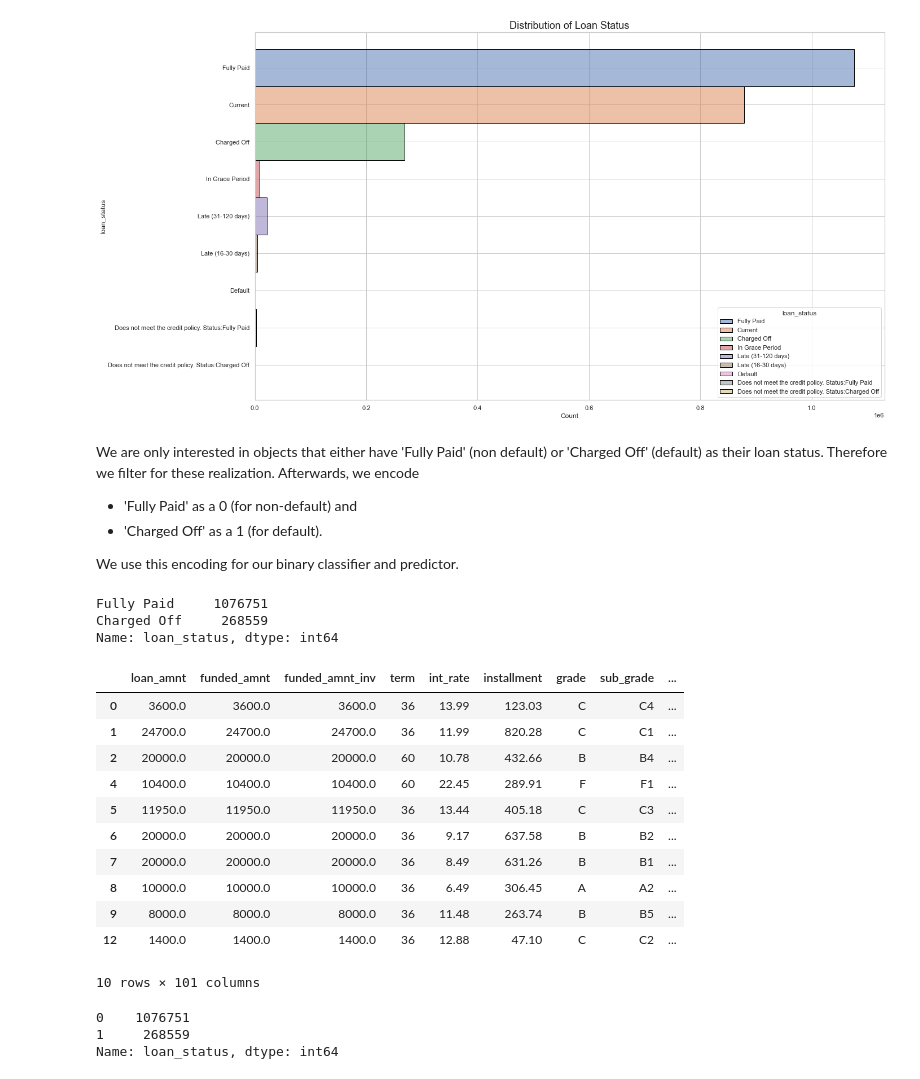
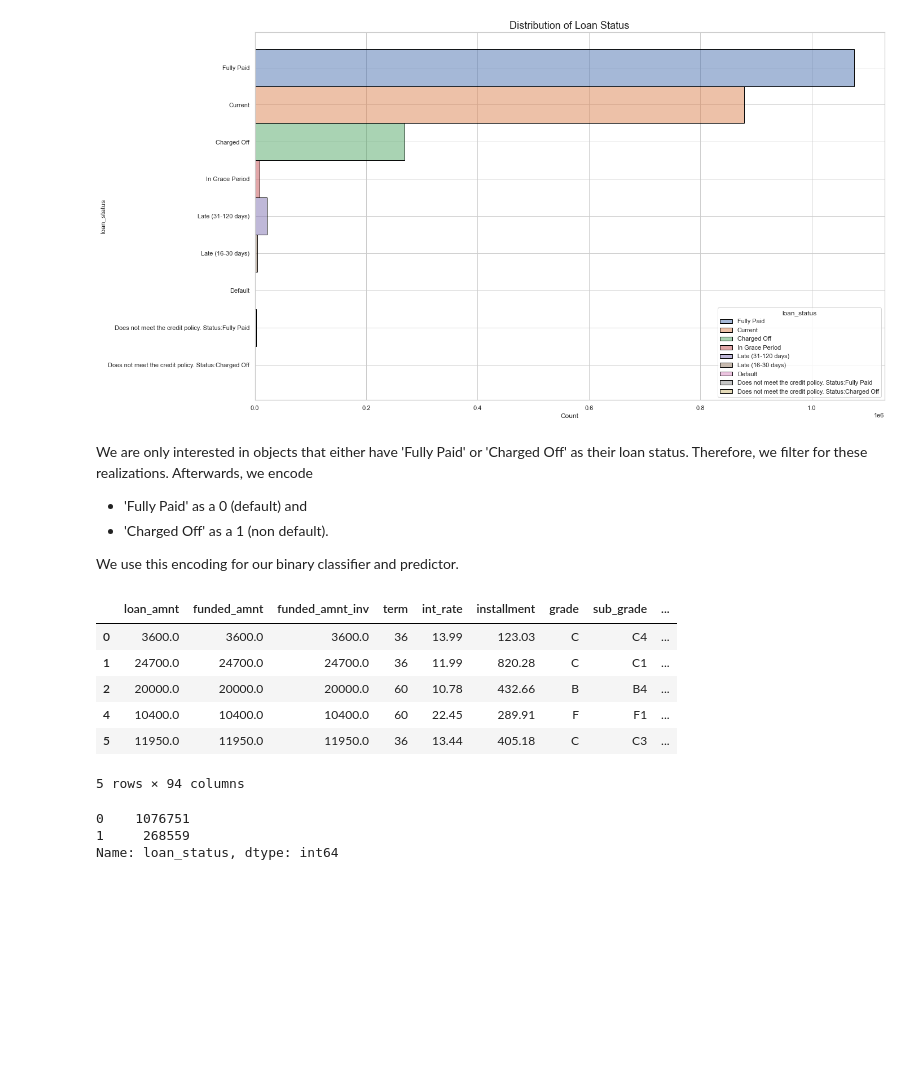
Before and after one commit to negralessio/advanced-ml-final-project, a Jupyter notebook: notebooks/preprocessing.ipynb, the cells around one changed output. Saved outputs shown, nothing was run; the diff lists cells and outputs as text; code cells hidden in the pictures; blank space fills up the shorter version.

```diff
--- a/notebooks/preprocessing.ipynb
+++ b/notebooks/preprocessing.ipynb
@@ -189,7 +150,7 @@ We can see that there exist nominal attributes that have too many realization, s
 # Set threshold
 alpha = 100
 
-nominal_columns_to_drop = categorical_df.query(f'n_unique_objects >= {alpha}').index
+nominal_columns_to_drop = cat_stats_df.query(f'n_unique_objects >= {alpha}').index
 accepted_df.drop(nominal_columns_to_drop, axis=1, inplace=True)
 print(f'Dropped nominal attributes are {nominal_columns_to_drop}')
 # %% [output]
@@ -229,43 +168,32 @@ plt.show()
 # %% [output]
 [figure]
 # %% [markdown]
-We are only interested in objects that either have 'Fully Paid' (non default) or 'Charged Off' (default) as their loan status. Therefore we filter for these realization.
+We are only interested in objects that either have 'Fully Paid' or 'Charged Off' as their loan status. Therefore, we filter for these realizations.
 Afterwards, we encode
-- 'Fully Paid' as a 0 (for non-default) and
-- 'Charged Off' as a 1 (for default).
+- 'Fully Paid' as a 0 (default) and
+- 'Charged Off' as a 1 (non default).
 
 We use this encoding for our binary classifier and predictor.
 # %%
 # Keep only objects with 'Fully Paid' or 'Charged Off' realization in loan_status.
 accepted_df = accepted_df.query('(loan_status == "Fully Paid") | (loan_status == "Charged Off")')
 # Preview binary distribution
 accepted_df.loan_status.value_counts()
+accepted_df.head()
 # %% [output]
+|  | loan_amnt | funded_amnt | funded_amnt_inv | term | int_rate | installment | grade | sub_grade | ... |
+| 0 | 3600.0 | 3600.0 | 3600.0 | 36 | 13.99 | 123.03 | C | C4 | ... |
+| 1 | 24700.0 | 24700.0 | 24700.0 | 36 | 11.99 | 820.28 | C | C1 | ... |
+| 2 | 20000.0 | 20000.0 | 20000.0 | 60 | 10.78 | 432.66 | B | B4 | ... |
+| 4 | 10400.0 | 10400.0 | 10400.0 | 60 | 22.45 | 289.91 | F | F1 | ... |
+| 5 | 11950.0 | 11950.0 | 11950.0 | 36 | 13.44 | 405.18 | C | C3 | ... |
-Fully Paid     1076751
-Charged Off     268559
-Name: loan_status, dtype: int64
+5 rows × 94 columns
 # %%
 # Replace 'Fully Paid' with 0, and 'Charged Off' with 1
 accepted_df['loan_status'] = accepted_df['loan_status'].replace({"Fully Paid": 0, "Charged Off": 1})
 
 # Set column 'loan_status' as integer
 accepted_df['loan_status'] = accepted_df['loan_status'].astype(int)
-
-# Preview
-accepted_df.head(10)
-# %% [output]
-|  | loan_amnt | funded_amnt | funded_amnt_inv | term | int_rate | installment | grade | sub_grade | ... |
-| 0 | 3600.0 | 3600.0 | 3600.0 | 36 | 13.99 | 123.03 | C | C4 | ... |
-| 1 | 24700.0 | 24700.0 | 24700.0 | 36 | 11.99 | 820.28 | C | C1 | ... |
-| 2 | 20000.0 | 20000.0 | 20000.0 | 60 | 10.78 | 432.66 | B | B4 | ... |
-| 4 | 10400.0 | 10400.0 | 10400.0 | 60 | 22.45 | 289.91 | F | F1 | ... |
-| 5 | 11950.0 | 11950.0 | 11950.0 | 36 | 13.44 | 405.18 | C | C3 | ... |
-| 6 | 20000.0 | 20000.0 | 20000.0 | 36 | 9.17 | 637.58 | B | B2 | ... |
-| 7 | 20000.0 | 20000.0 | 20000.0 | 36 | 8.49 | 631.26 | B | B1 | ... |
-| 8 | 10000.0 | 10000.0 | 10000.0 | 36 | 6.49 | 306.45 | A | A2 | ... |
-| 9 | 8000.0 | 8000.0 | 8000.0 | 36 | 11.48 | 263.74 | B | B5 | ... |
-| 12 | 1400.0 | 1400.0 | 1400.0 | 36 | 12.88 | 47.10 | C | C2 | ... |
-10 rows × 101 columns
 # %%
 accepted_df.loan_status.value_counts()
 # %% [output]
```
Also changed, not shown: parts of 20 cells of this notebook, 3 other files.
